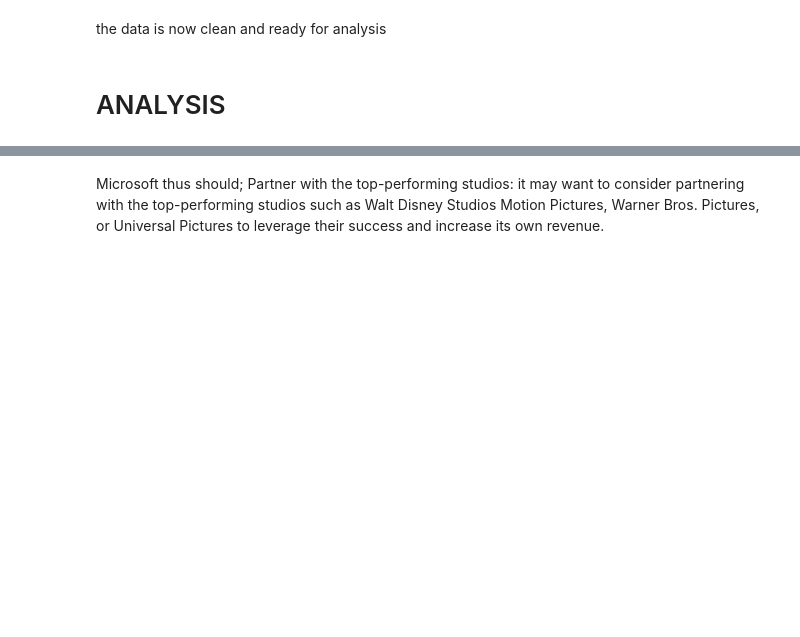
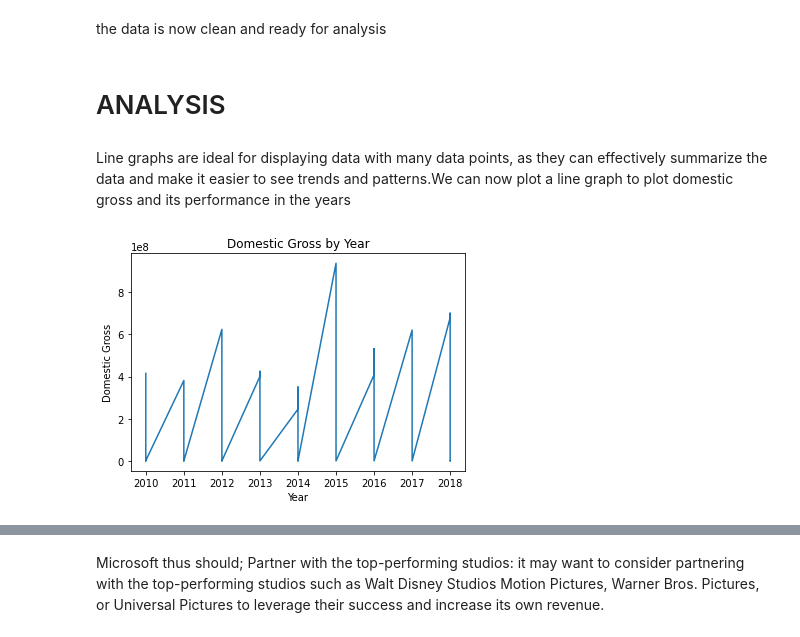
Before and after one commit to Grace-01-cell/dsc-phase-1-project-v2-4, a Jupyter notebook: student.ipynb, the cells around one changed output, grey strips where cells are left out. Drawn from its saved outputs; the diff is of its cells as text; code cells hidden in the pictures; blank space fills up the shorter version.

```diff
--- a/student.ipynb
+++ b/student.ipynb
@@ -207,3 +227,20 @@ data
 the data is now clean and ready for analysis
 # %% [markdown]
 # ANALYSIS
+# %% [markdown]
+Line graphs are ideal for displaying data with many data points, as they can effectively summarize the data and make it easier to see trends and patterns.We can now plot a line graph to plot domestic gross and its performance in the years
+# %%
+
+
+# Create a line plot of year vs domestic gross
+plt.plot(data['year'], data['domestic_gross'])
+
+# Add title and axis labels
+plt.title('Domestic Gross by Year')
+plt.xlabel('Year')
+plt.ylabel('Domestic Gross')
+
+# Display the plot
+plt.show()
+# %% [output]
+[figure, added]
```
Also changed, not shown: parts of 79 cells of this notebook.
